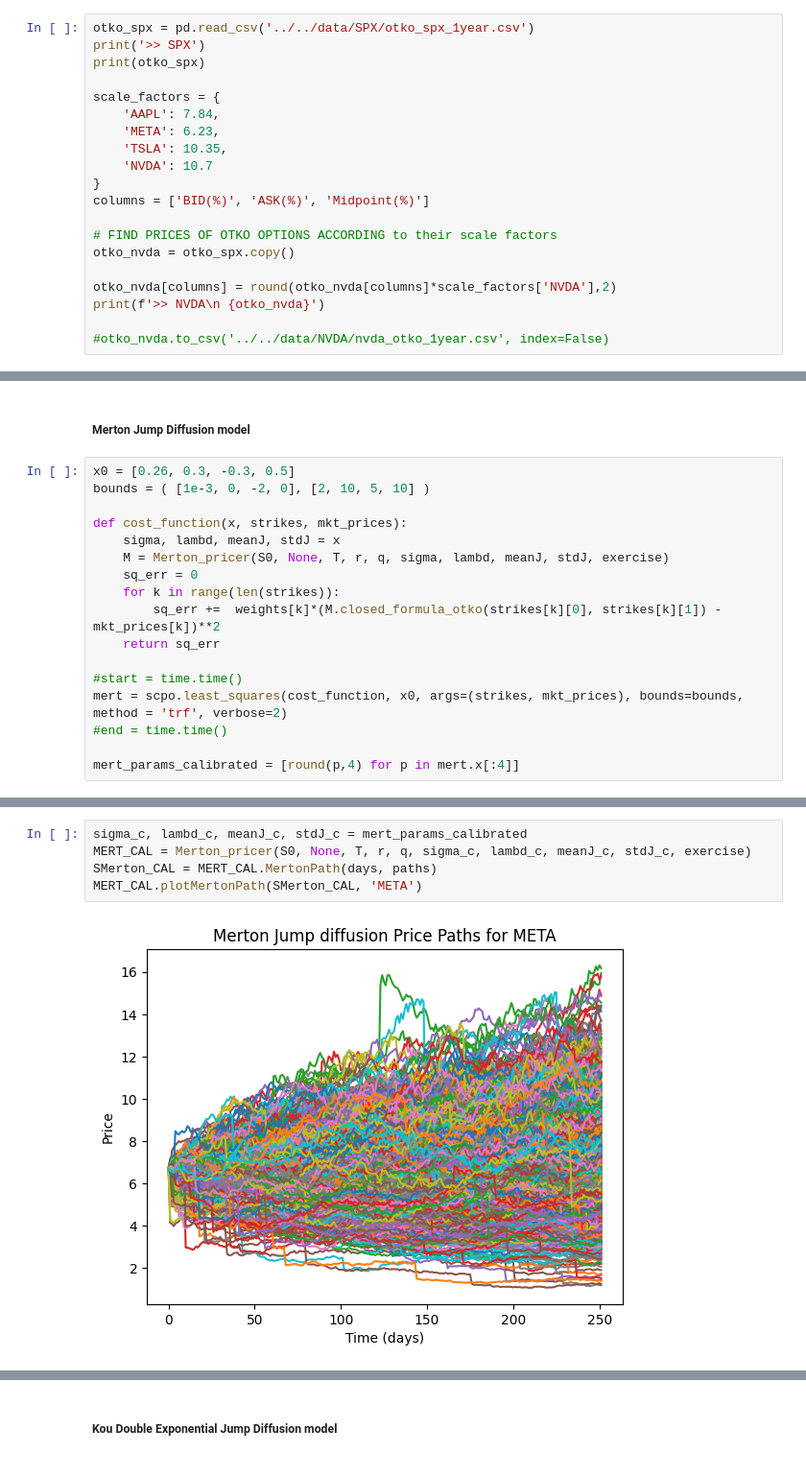
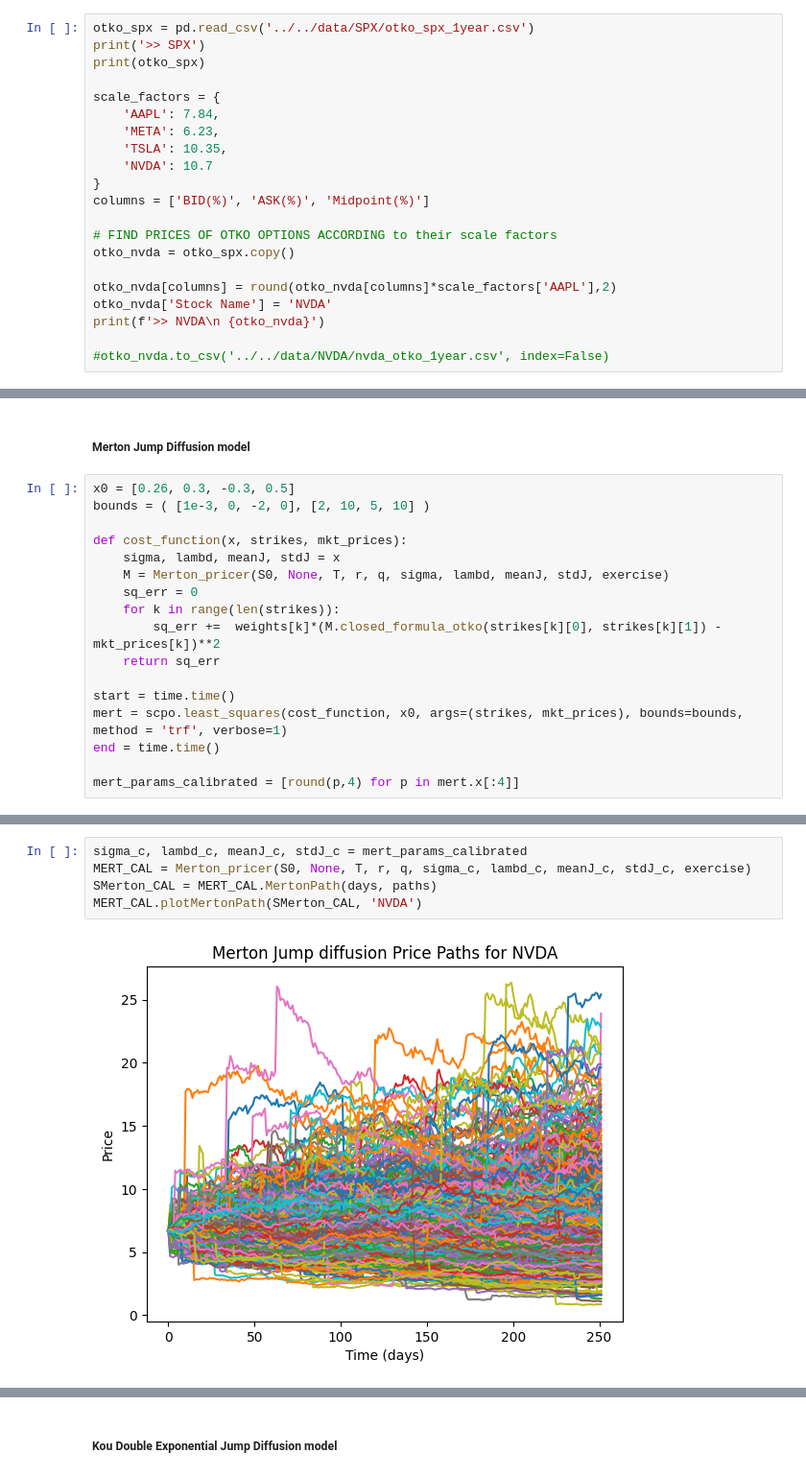
Before and after one commit to ornella-el/Margin-Loans-Pricing, a Jupyter notebook: calibration/NVDA/2_Otko_Calibration.ipynb, the cells around one changed output, grey strips where cells are left out. Shown: that part at 96% size. Cells and saved outputs as stored; diff of their text form.

```diff
--- a/calibration/NVDA/2_Otko_Calibration.ipynb
+++ b/calibration/NVDA/2_Otko_Calibration.ipynb
@@ -38,7 +38,8 @@ columns = ['BID(%)', 'ASK(%)', 'Midpoint(%)']
 # FIND PRICES OF OTKO OPTIONS ACCORDING to their scale factors
 otko_nvda = otko_spx.copy()
 
-otko_nvda[columns] = round(otko_nvda[columns]*scale_factors['NVDA'],2)
+otko_nvda[columns] = round(otko_nvda[columns]*scale_factors['AAPL'],2)
+otko_nvda['Stock Name'] = 'NVDA'
 print(f'>> NVDA\n {otko_nvda}')
 
 #otko_nvda.to_csv('../../data/NVDA/nvda_otko_1year.csv', index=False)
@@ -118,9 +119,9 @@ def cost_function(x, strikes, mkt_prices):
         sq_err +=  weights[k]*(M.closed_formula_otko(strikes[k][0], strikes[k][1]) - mkt_prices[k])**2
     return sq_err
 
-#start = time.time()
-mert = scpo.least_squares(cost_function, x0, args=(strikes, mkt_prices), bounds=bounds, method = 'trf', verbose=2)
-#end = time.time()
+start = time.time()
+mert = scpo.least_squares(cost_function, x0, args=(strikes, mkt_prices), bounds=bounds, method = 'trf', verbose=1)
+end = time.time()
 
 mert_params_calibrated = [round(p,4) for p in mert.x[:4]]
 # %% [output]
@@ -163,10 +153,10 @@ CALIBRATED PARAMETERS [σ                λ               m               v]
 # %%
 sigma_c, lambd_c, meanJ_c, stdJ_c = mert_params_calibrated
 MERT_CAL = Merton_pricer(S0, None, T, r, q, sigma_c, lambd_c, meanJ_c, stdJ_c, exercise)
 SMerton_CAL = MERT_CAL.MertonPath(days, paths)
-MERT_CAL.plotMertonPath(SMerton_CAL, 'META')
+MERT_CAL.plotMertonPath(SMerton_CAL, 'NVDA')
 # %% [output]
-[figure, old version]
+[figure, new version]
 <Figure size 1000x600 with 0 Axes>
 # %% [markdown]
 ##### Kou Double Exponential Jump Diffusion model
```
Also changed, not shown: parts of 17 cells of this notebook, 3 other files.
